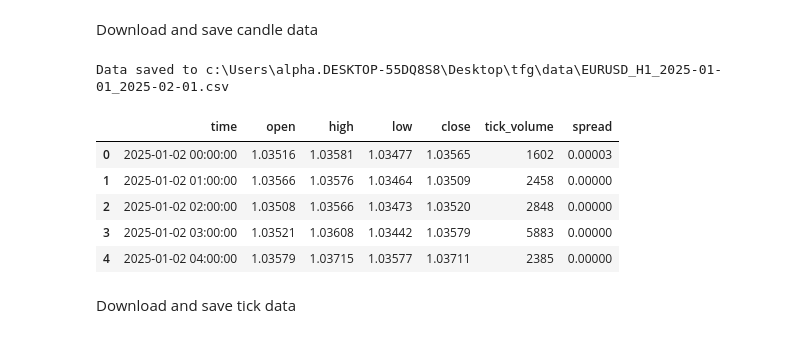
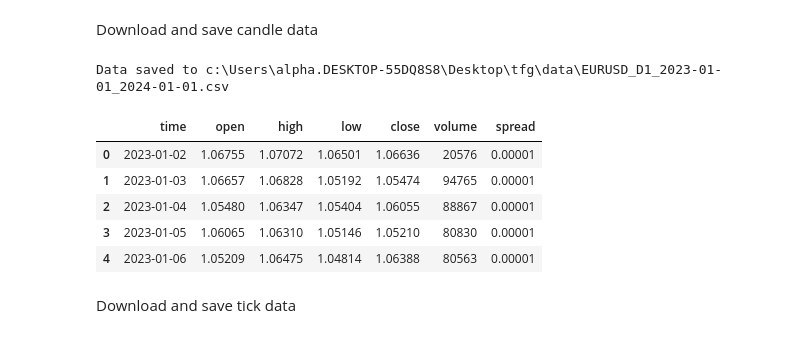
Before and after one commit to D1M1S4N/tfg, a Jupyter notebook: main.ipynb, the cells around one changed output. Drawn from its saved outputs; the diff is of its cells as text; code cells hidden in the pictures.

```diff
--- a/main.ipynb
+++ b/main.ipynb
@@ -11,23 +13,23 @@ Fibonacci: 0, 1, 1, 2, 3, 5, 8, 13, 21, 34, 55, 89, 144, 233, 377, 610, 987, 159
 # %% [markdown]
 Download and save candle data
 # %%
-start_date = '2025-01-01'
-end_date = '2025-02-01'
-timeframe = mt5.TIMEFRAME_H1
+start_date = '2023-01-01'
+end_date = '2024-01-01'
+timeframe = mt5.TIMEFRAME_D1
 symbol = "EURUSD"
 
 candle_data = get_candle_data(symbol, timeframe, start_date, end_date)
 corrected_candle_data = correct_candle_data(candle_data)
 save_to_csv(corrected_candle_data, f"{symbol}_{timeframe_to_string(timeframe)}_{start_date}_{end_date}.csv")
 corrected_candle_data.head()
 # %% [output]
-Data saved to c:\Users\alpha.DESKTOP-55DQ8S8\Desktop\tfg\data\EURUSD_H1_2025-01-01_2025-02-01.csv
+Data saved to c:\Users\alpha.DESKTOP-55DQ8S8\Desktop\tfg\data\EURUSD_D1_2023-01-01_2024-01-01.csv
-|  | time | open | high | low | close | tick_volume | spread |
-| 0 | 2025-01-02 00:00:00 | 1.03516 | 1.03581 | 1.03477 | 1.03565 | 1602 | 0.00003 |
-| 1 | 2025-01-02 01:00:00 | 1.03566 | 1.03576 | 1.03464 | 1.03509 | 2458 | 0.00000 |
-| 2 | 2025-01-02 02:00:00 | 1.03508 | 1.03566 | 1.03473 | 1.03520 | 2848 | 0.00000 |
-| 3 | 2025-01-02 03:00:00 | 1.03521 | 1.03608 | 1.03442 | 1.03579 | 5883 | 0.00000 |
-| 4 | 2025-01-02 04:00:00 | 1.03579 | 1.03715 | 1.03577 | 1.03711 | 2385 | 0.00000 |
+|  | time | open | high | low | close | volume | spread |
+| 0 | 2023-01-02 | 1.06755 | 1.07072 | 1.06501 | 1.06636 | 20576 | 0.00001 |
+| 1 | 2023-01-03 | 1.06657 | 1.06828 | 1.05192 | 1.05474 | 94765 | 0.00001 |
+| 2 | 2023-01-04 | 1.05480 | 1.06347 | 1.05404 | 1.06055 | 88867 | 0.00001 |
+| 3 | 2023-01-05 | 1.06065 | 1.06310 | 1.05146 | 1.05210 | 80830 | 0.00001 |
+| 4 | 2023-01-06 | 1.05209 | 1.06475 | 1.04814 | 1.06388 | 80563 | 0.00001 |
 # %% [markdown]
 Download and save tick data
 # %%
```
Also changed, not shown: parts of 3 cells of this notebook, 16 other files.
